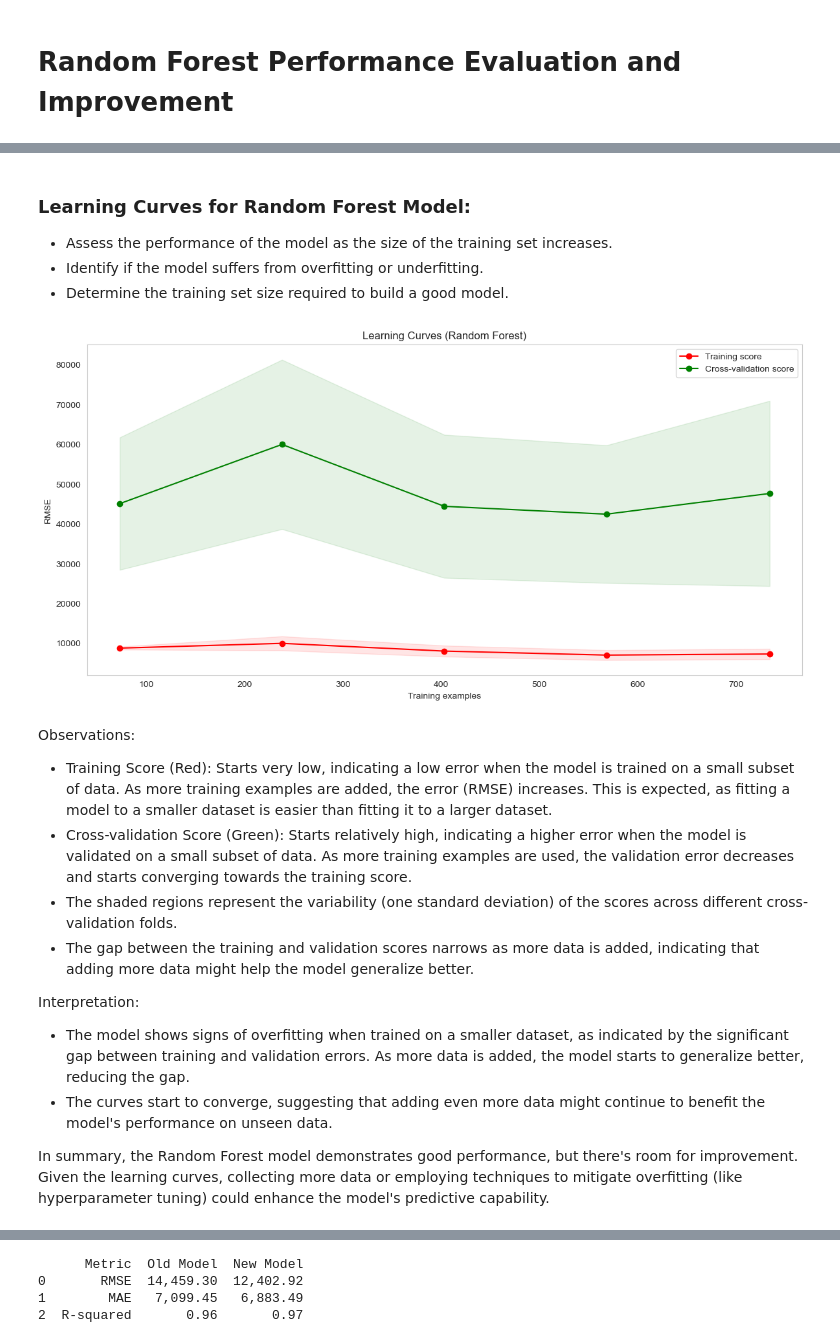
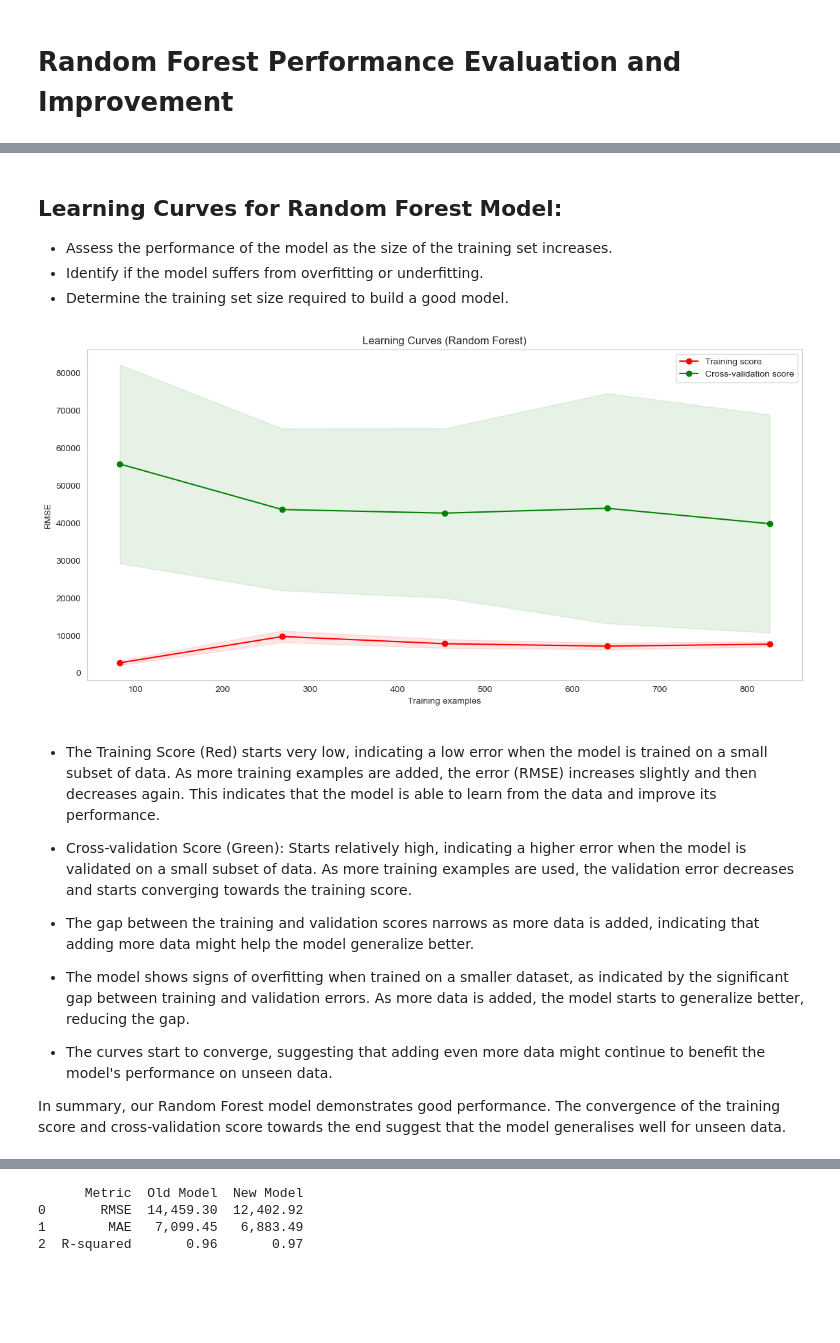
Before and after one commit to anoushkaberry15/data-analytics-project, a Jupyter notebook: Analysis_Testing_4_postchange.ipynb, the cells around one changed output, grey strips where cells are left out. Saved outputs shown, nothing was run; the diff lists cells and outputs as text; code cells hidden in the pictures; blank space fills up the shorter version.

```diff
--- a/Analysis_Testing_4_postchange.ipynb
+++ b/Analysis_Testing_4_postchange.ipynb
@@ -225,42 +312,0 @@ From the above results, the Random Forest model exhibits the lowest MSE, making
-# %%
-from sklearn.model_selection import train_test_split
-from sklearn.ensemble import RandomForestRegressor
-from sklearn.metrics import mean_absolute_error, mean_squared_error, r2_score
-
-# Splitting the data into training and testing sets
-X = combined_data_new.drop(columns=['State', 'business_applications', 'year'])
-y = combined_data_new['business_applications']
-
-X_train, X_test, y_train, y_test = train_test_split(X, y, test_size=0.2, random_state=42)
-
-# Training the Random Forest model
-rf_model = RandomForestRegressor(n_estimators=100, random_state=42)
-rf_model.fit(X_train, y_train)
-
-# Predictions on training and test sets
-y_train_pred_rf = rf_model.predict(X_train)
-y_test_pred_rf = rf_model.predict(X_test)
-
-# Calculating performance metrics for training data
-mae_train = mean_absolute_error(y_train, y_train_pred_rf)
-mse_train = mean_squared_error(y_train, y_train_pred_rf)
-rmse_train = mean_squared_error(y_train, y_train_pred_rf, squared=False)
-r2_train = r2_score(y_train, y_train_pred_rf)
-
-# Calculating performance metrics for test data
-mae_test = mean_absolute_error(y_test, y_test_pred_rf)
-mse_test = mean_squared_error(y_test, y_test_pred_rf)
-rmse_test = mean_squared_error(y_test, y_test_pred_rf, squared=False)
-r2_test = r2_score(y_test, y_test_pred_rf)
-
-# Creating a DataFrame to display the performance metrics
-performance_metrics = pd.DataFrame({
-    'Metric': ['Mean Absolute Error (MAE)', 'Mean Squared Error (MSE)', 'Root Mean Squared Error (RMSE)', 'R-squared (R2)'],
-    'Training Data': [mae_train, mse_train, rmse_train, r2_train],
-    'Test Data': [mae_test, mse_test, rmse_test, r2_test]
-})
-
-# Setting display option to format the output in a non-scientific number format
-pd.options.display.float_format = '{:,.2f}'.format
-
-performance_metrics
@@ -282,50 +405,48 @@ The noticeable difference between the training and validation scores suggests th
 # %% [markdown]
-### Learning Curves for Random Forest Model:
+## Learning Curves for Random Forest Model:
 - Assess the performance of the model as the size of the training set increases.
 - Identify if the model suffers from overfitting or underfitting.
 - Determine the training set size required to build a good model.
 # %%
 import numpy as np
 from sklearn.model_selection import learning_curve
 
 # Generating learning curves
-train_sizes, train_scores, test_scores = learning_curve(rf_model, X, y, cv=5, scoring="neg_mean_squared_error",
+train_sizes, train_scores, test_scores = learning_curve(rf_model, X, y, cv=10, scoring="neg_mean_squared_error",
                                                         train_sizes=np.linspace(0.1, 1.0, 5))
 
 # Calculating mean and standard deviation for training and test sets
 train_scores_mean = np.mean(np.sqrt(-train_scores), axis=1)
 train_scores_std = np.std(np.sqrt(-train_scores), axis=1)
 test_scores_mean = np.mean(np.sqrt(-test_scores), axis=1)
 test_scores_std = np.std(np.sqrt(-test_scores), axis=1)
 
 # Plotting learning curves
 plt.figure(figsize=(12, 6))
 plt.fill_between(train_sizes, train_scores_mean - train_scores_std,
                  train_scores_mean + train_scores_std, alpha=0.1, color="r")
 plt.fill_between(train_sizes, test_scores_mean - test_scores_std,
                  test_scores_mean + test_scores_std, alpha=0.1, color="g")
 plt.plot(train_sizes, train_scores_mean, 'o-', color="r", label="Training score")
 plt.plot(train_sizes, test_scores_mean, 'o-', color="g", label="Cross-validation score")
 plt.title("Learning Curves (Random Forest)")
 plt.xlabel("Training examples")
 plt.ylabel("RMSE")
 plt.legend(loc="best")
 plt.grid()
 plt.tight_layout()
 plt.show()
 # %% [output]
-[figure, old version]
+[figure, new version]
 # %% [markdown]
-Observations:
 
-- Training Score (Red): Starts very low, indicating a low error when the model is trained on a small subset of data. As more training examples are added, the error (RMSE) increases. This is expected, as fitting a model to a smaller dataset is easier than fitting it to a larger dataset.
+- The Training Score (Red) starts very low, indicating a low error when the model is trained on a small subset of data. As more training examples are added, the error (RMSE) increases slightly and then decreases again. This indicates that the model is able to learn from the data and improve its performance.
 - Cross-validation Score (Green): Starts relatively high, indicating a higher error when the model is validated on a small subset of data. As more training examples are used, the validation error decreases and starts converging towards the training score.
-- The shaded regions represent the variability (one standard deviation) of the scores across different cross-validation folds.
+
 - The gap between the training and validation scores narrows as more data is added, indicating that adding more data might help the model generalize better.
 
-Interpretation:
+- The model shows signs of overfitting when trained on a smaller dataset, as indicated by the significant gap between training and validation errors. As more data is added, the model starts to generalize better, reducing the gap.
 
-- The model shows signs of overfitting when trained on a smaller dataset, as indicated by the significant gap between training and validation errors. As more data is added, the model starts to generalize better, reducing the gap.
 - The curves start to converge, suggesting that adding even more data might continue to benefit the model's performance on unseen data.
 
-In summary, the Random Forest model demonstrates good performance, but there's room for improvement. Given the learning curves, collecting more data or employing techniques to mitigate overfitting (like hyperparameter tuning) could enhance the model's predictive capability.
+In summary, our Random Forest model demonstrates good performance. The convergence of the training score and cross-validation score towards the end suggest that the model generalises well for unseen data.
```
Also changed, not shown: parts of 31 cells of this notebook.
